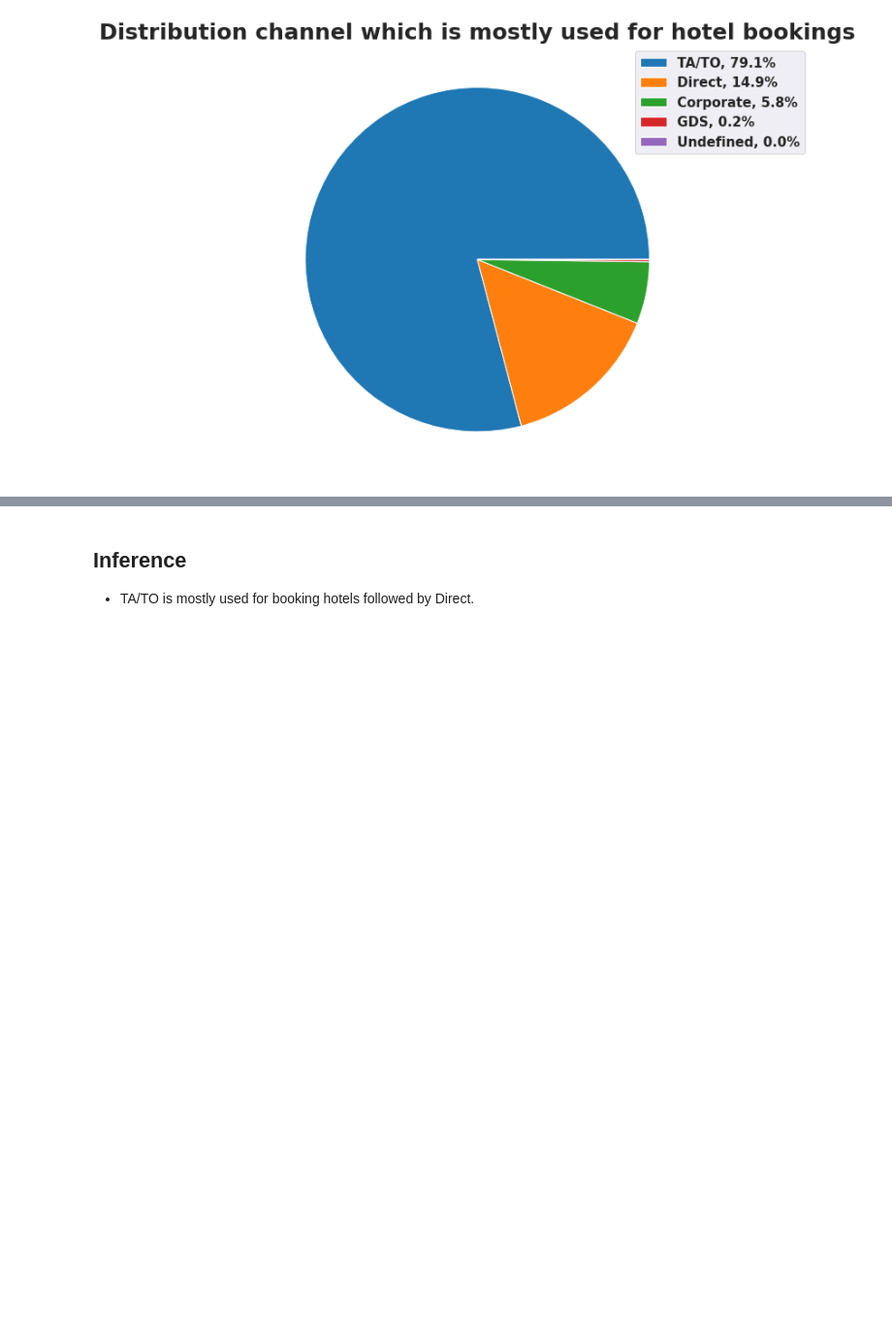
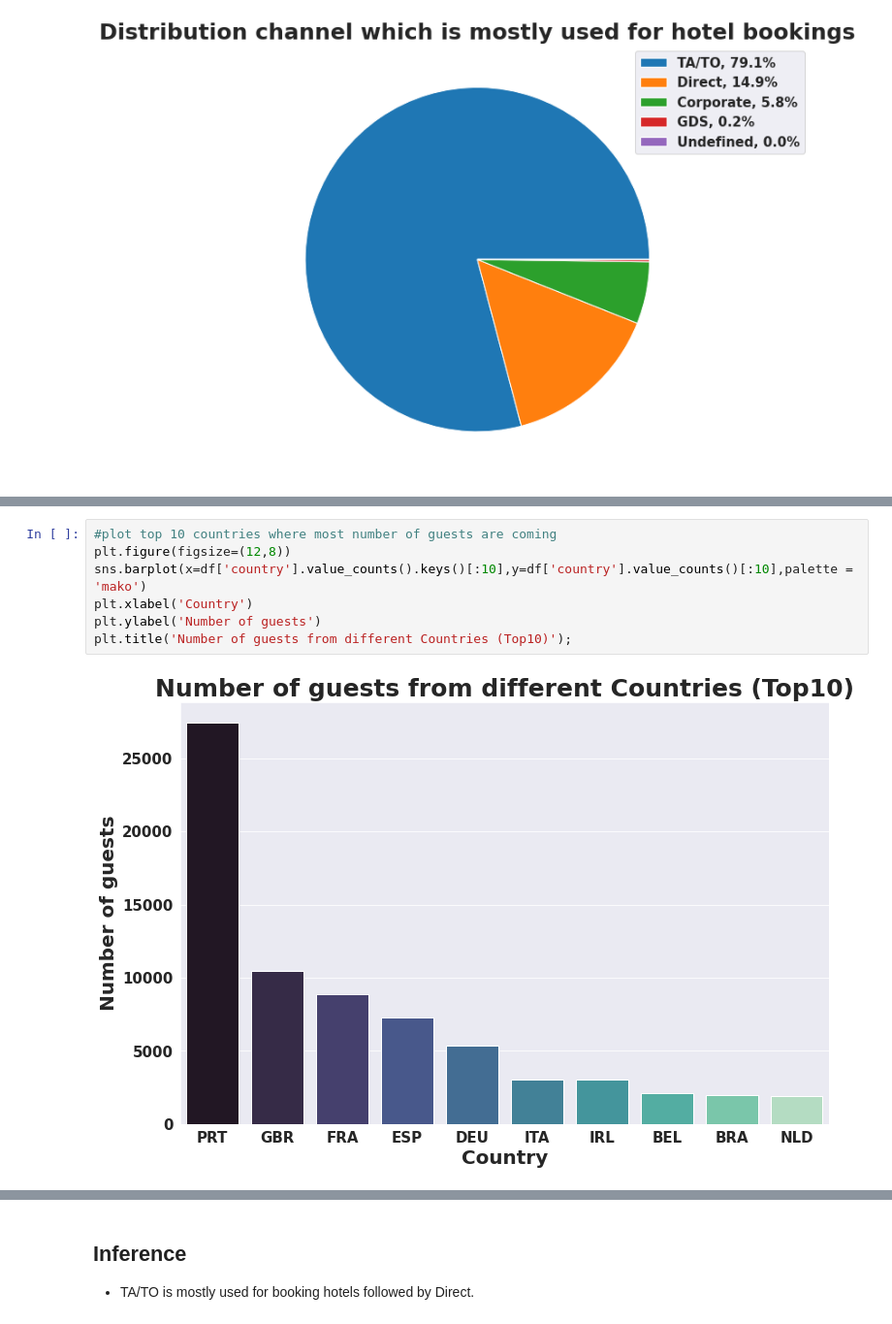
Before and after one commit to SaitejBhimnath/Exploratory-Data-Analysis-Capstone-Project-1, a Jupyter notebook: Hotel_Bookings_Analysis_Capstone_Project_1.ipynb, the cells around one changed output, grey strips where cells are left out. Shown at 97% size. Saved outputs shown, nothing was run; the diff lists cells and outputs as text; blank space fills up the shorter version.

```diff
--- a/Hotel_Bookings_Analysis_Capstone_Project_1.ipynb
+++ b/Hotel_Bookings_Analysis_Capstone_Project_1.ipynb
@@ -763,0 +850,9 @@ plt.title('Distribution channel which is mostly used for hotel bookings');
+# %%
+#plot top 10 countries where most number of guests are coming
+plt.figure(figsize=(12,8))
+sns.barplot(x=df['country'].value_counts().keys()[:10],y=df['country'].value_counts()[:10],palette = 'mako')
+plt.xlabel('Country')
+plt.ylabel('Number of guests')
+plt.title('Number of guests from different Countries (Top10)');
+# %% [output]
+[figure, added]
```
Also changed, not shown: parts of 20 cells of this notebook.
